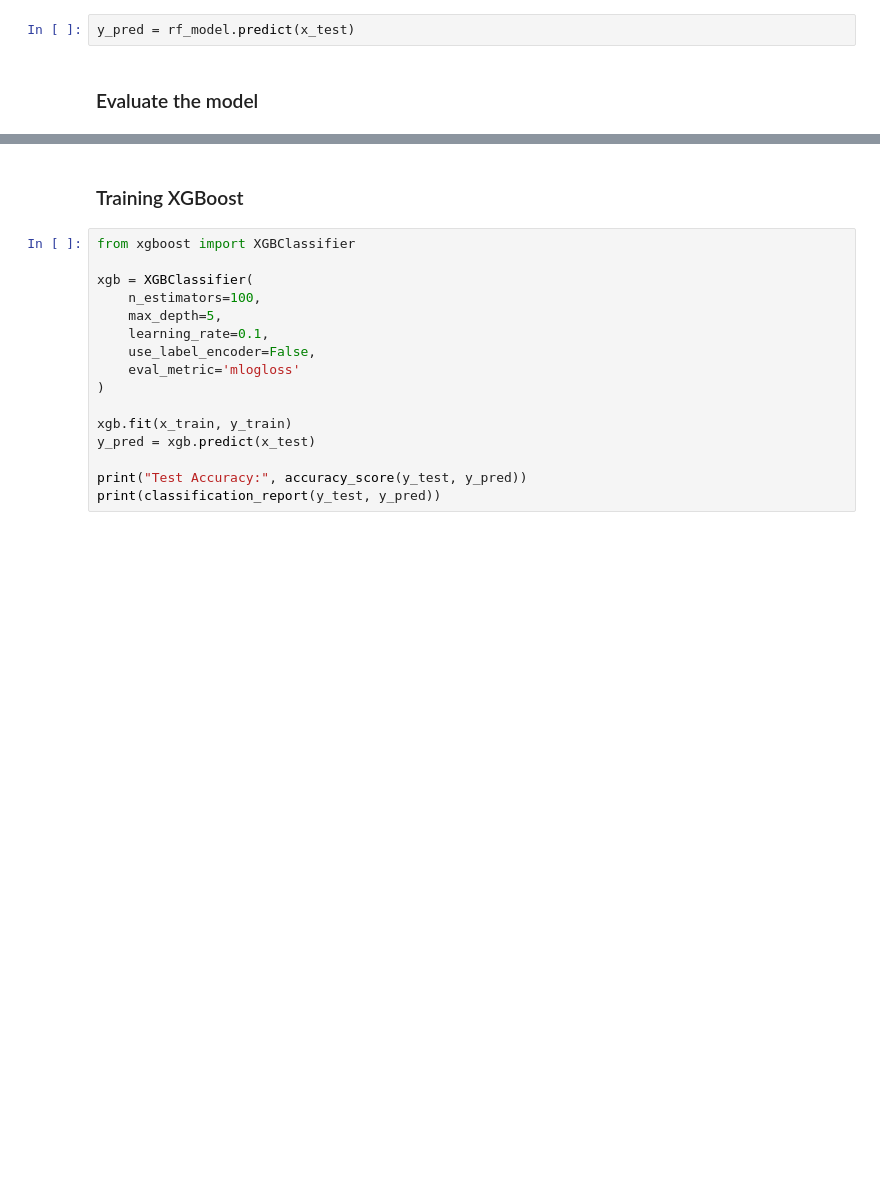
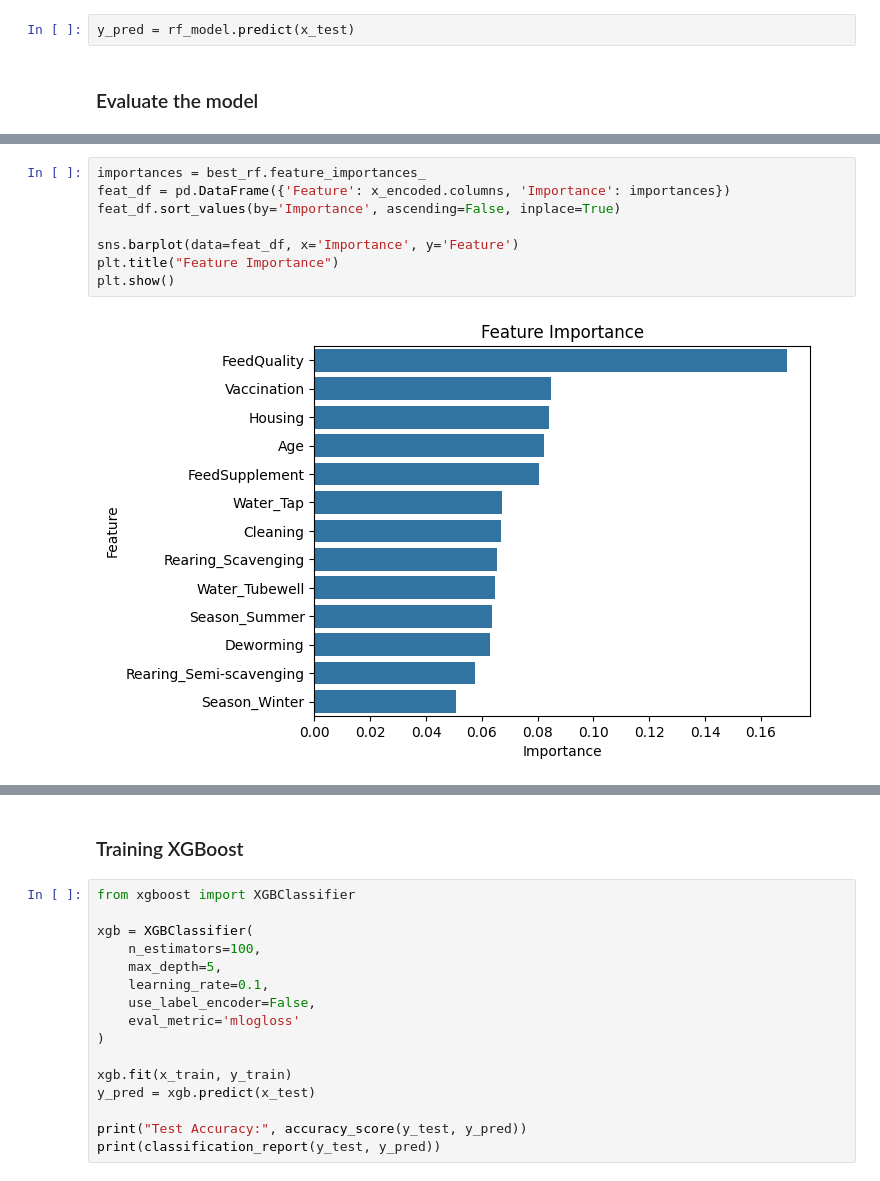
Before and after one commit to ashia-002/python-oop-pandas-numpy, a Jupyter notebook: Data_Exploration02.ipynb, the cells around one changed output, grey strips where cells are left out. Saved outputs shown, nothing was run; the diff lists cells and outputs as text; blank space fills up the shorter version.

```diff
--- a/Data_Exploration02.ipynb
+++ b/Data_Exploration02.ipynb
@@ -541,0 +598,10 @@ weighted avg       0.14      0.14      0.14      1135
+# %%
+importances = best_rf.feature_importances_
+feat_df = pd.DataFrame({'Feature': x_encoded.columns, 'Importance': importances})
+feat_df.sort_values(by='Importance', ascending=False, inplace=True)
+
+sns.barplot(data=feat_df, x='Importance', y='Feature')
+plt.title("Feature Importance")
+plt.show()
+# %% [output]
+[figure, added]
```
Also changed, not shown: parts of 29 cells of this notebook.
